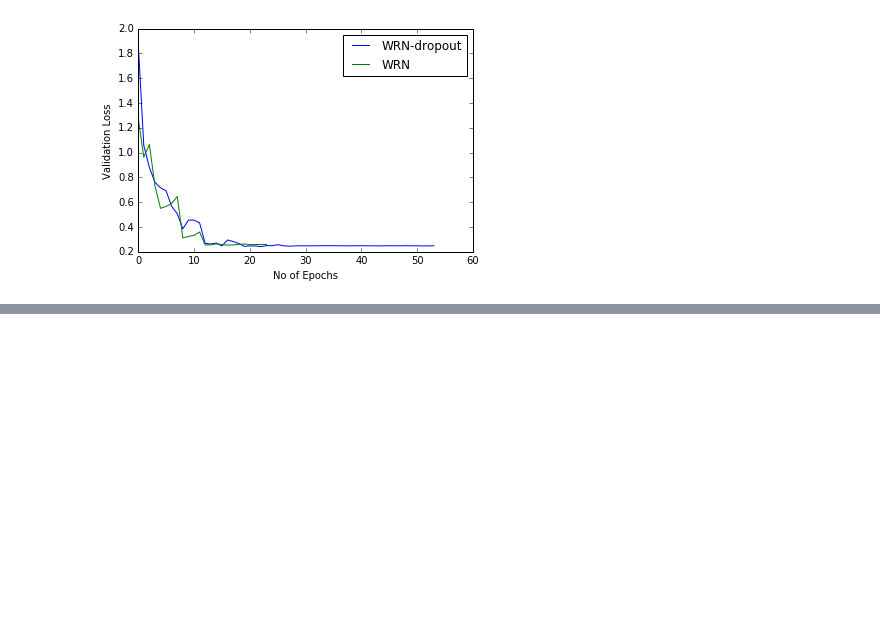
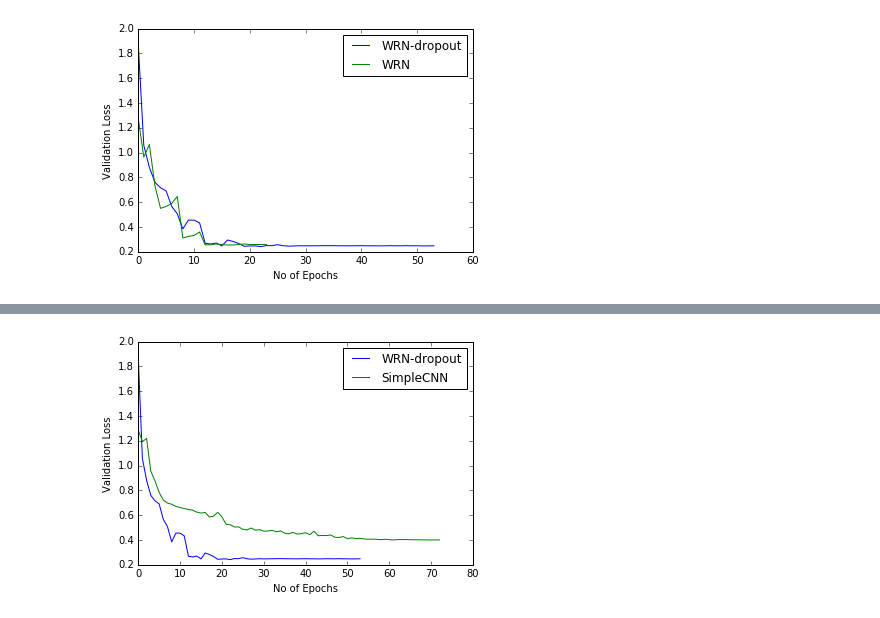
Before and after one commit to Gurupradeep/CIFAR-10-Object-Recognition-in-Images, a Jupyter notebook: Evaluation.ipynb, the cells around one changed output, grey strips where cells are left out. Saved outputs shown, nothing was run; the diff lists cells and outputs as text; code cells hidden in the pictures; blank space fills up the shorter version.

```diff
--- a/Evaluation.ipynb
+++ b/Evaluation.ipynb
@@ -254,0 +298,10 @@ pylab.show()
+# %%
+pylab.plot(WRN['epoch'],WRN['val_loss'],label = 'WRN-dropout')
+pylab.plot(simplecnn['epoch'],simplecnn['val_loss'],label = 'SimpleCNN')
+pylab.xlabel("No of Epochs")
+pylab.ylabel("Validation Loss")
+figure = pylab.legend(loc = 'upper right')
+pylab.savefig("WRN_and_SimpleCNN_val_loss")
+pylab.show()
+# %% [output]
+[figure, added]
```
Also changed, not shown: parts of 17 cells of this notebook.
